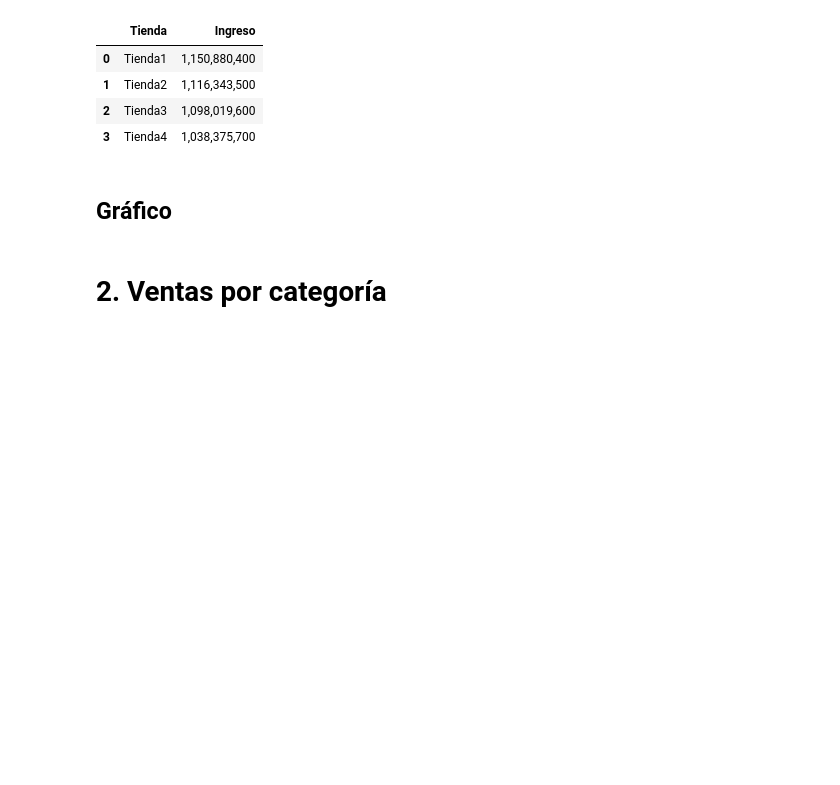
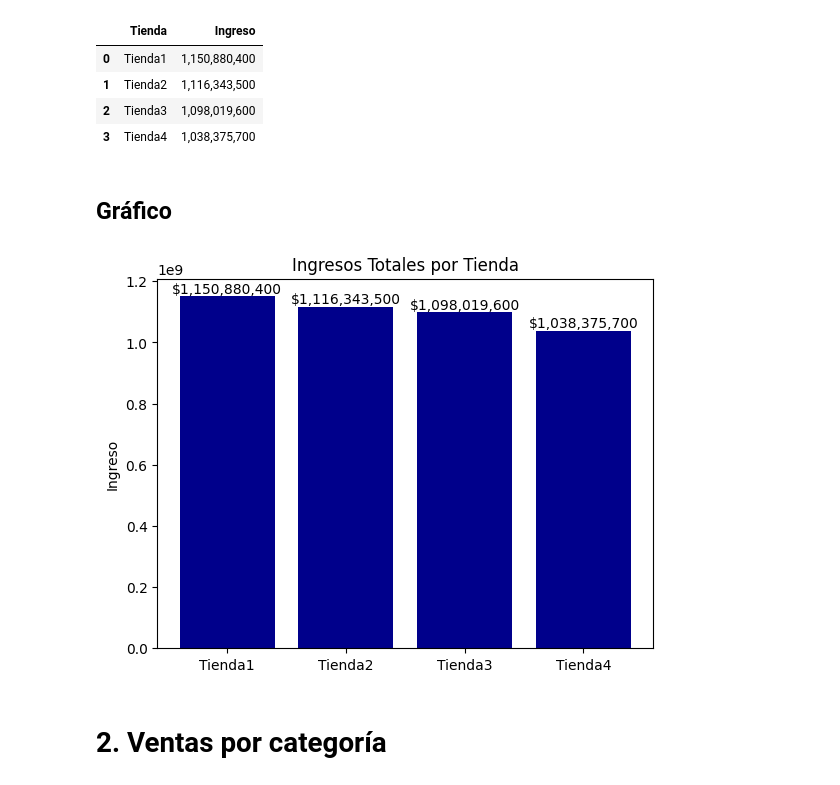
Before and after one commit to Nataliahfk/Challenge_Venta_Sucursales, a Jupyter notebook: AluraStoreLatam.ipynb, the cells around one changed output. Cells and saved outputs as stored; diff of their text form; code cells hidden in the pictures; blank space fills up the shorter version.

```diff
--- a/AluraStoreLatam.ipynb
+++ b/AluraStoreLatam.ipynb
@@ -61,6 +61,22 @@ df_ingresos
 | 3 | Tienda4 | 1,038,375,700 |
 # %% [markdown]
 ## Gráfico
+# %%
+plt.figure()
+barras = plt.bar(ingresos['Tienda'], ingresos['Ingreso'], color = 'darkblue')
+plt.title('Ingresos Totales por Tienda')
+plt.ylabel('Ingreso')
+
+# Agregar etiquetas con los valores encima de cada barra
+for barra in barras:
+    altura = barra.get_height()
+    texto = f"${altura:,.0f}"  # separador de miles y sin decimales
+    plt.text(barra.get_x() + barra.get_width()/2, altura + 1, texto,
+             ha='center', va='bottom')
+
+plt.show()
+# %% [output]
+[figure, added]
 # %% [markdown]
 # 2. Ventas por categoría
 # %% [markdown]
```
